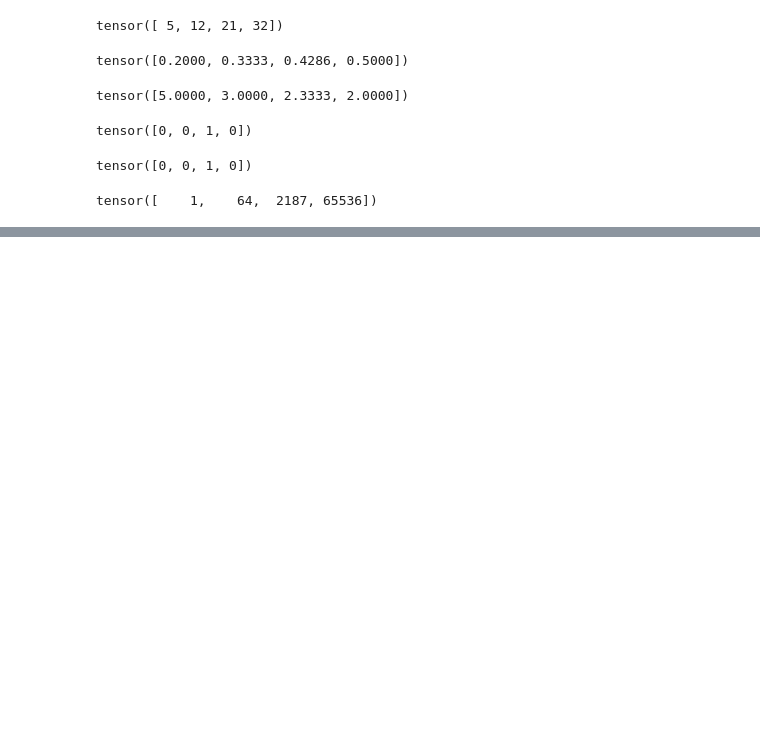
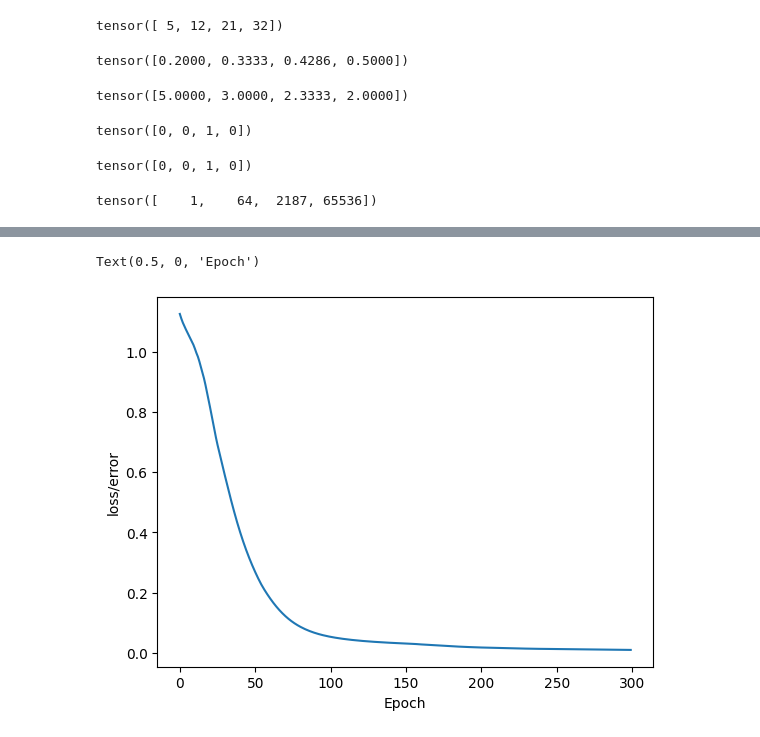
Before and after one commit to isazadesabuhi/PyTorch_Tutorial, a Jupyter notebook: Intro_to_Colab.ipynb, the cells around one changed output, grey strips where cells are left out. Cells and saved outputs as stored; diff of their text form; code cells hidden in the pictures; blank space fills up the shorter version.

Commit message:
Load Data and Train Neural Network Model

```diff
--- a/Intro_to_Colab.ipynb
+++ b/Intro_to_Colab.ipynb
@@ -179,0 +263,47 @@ tensor([11, 14, 17, 20])
+# %%
+# Convert X features to float tensorts
+X_train = torch.FloatTensor(X_train)
+X_test = torch.FloatTensor(X_test)
+# %%
+# Convert y labels to tensors long
+y_train = torch.FloatTensor(y_train)
+y_test = torch.FloatTensor(y_test)
+# %%
+# Set the criterion of model to measure the error, how far off the preditions are from
+criterion = nn.CrossEntropyLoss()
+# Choss Adam Optimizer, lr = learning rate (if error doesnt go down after a bunch of iterations (epochs), lower our learning rate)
+optimizer = torch.optim.Adam(model.parameters(), lr=0.01)
+# %%
+# Train our model!
+# Epochs?(one run thru all the training data in our network)
+epochs = 300
+losses = []
+for i in range(epochs):
+  # Forward pass for prediction
+  y_pred = model.forward(X_train)
+
+  # Convert y_train to long data type
+  y_train_long = y_train.long()
+
+  # Measure the loss/error with the correct data type for y_train
+  loss = criterion(y_pred, y_train_long)
+
+  # Keep track of our losses
+  losses.append(loss.item())  # Use .item() to get the loss value as a Python float
+
+  # Print every 10th epoch
+  if i % 10 == 0:
+    print(f'Epoch: {i} and loss {loss}')
+
+  # Backpropagation
+  optimizer.zero_grad()
+  loss.backward()
+  optimizer.step()
+# %%
+# Graph it out
+plt.plot(range(epochs),losses)
+plt.ylabel("loss/error")
+plt.xlabel("Epoch")
+# %% [output]
+Text(0.5, 0, 'Epoch')
+[figure, added]
```
Also changed, not shown: parts of 21 cells of this notebook.
